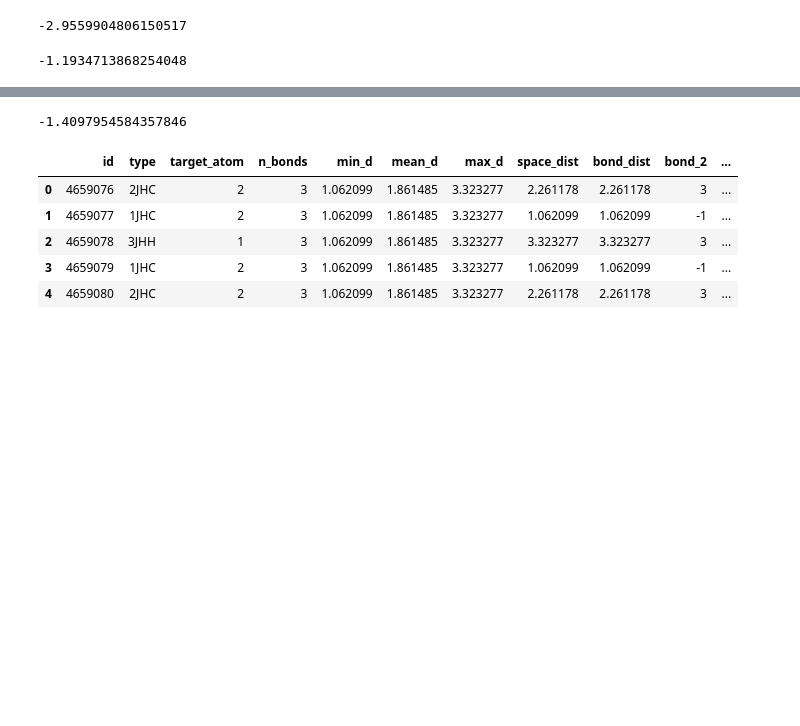
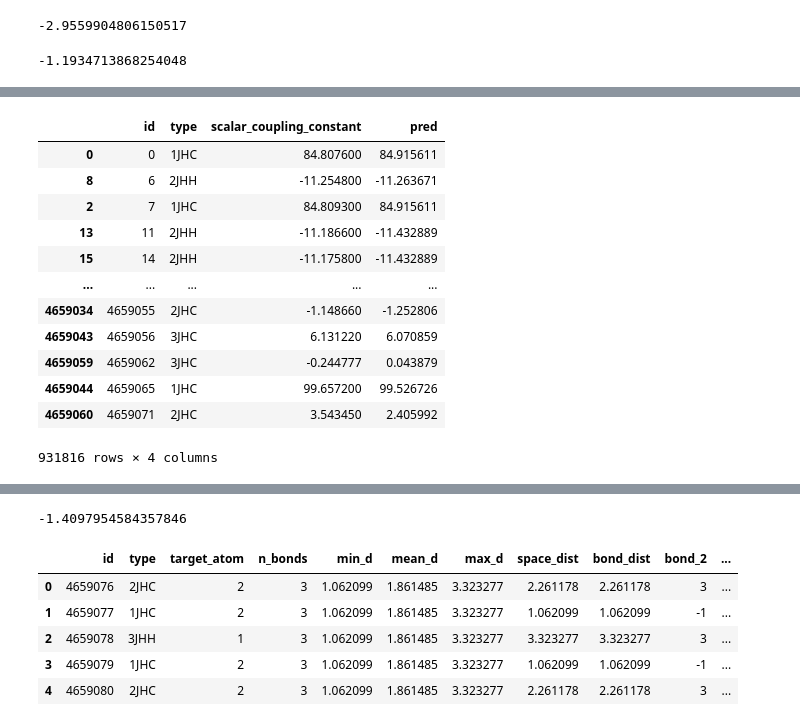
Before and after one commit to tram-tr/predicting-molecular-properties, a Jupyter notebook: models_v2.ipynb, the cells around one changed output, grey strips where cells are left out. Cells and saved outputs as stored; diff of their text form; code cells hidden in the pictures; blank space fills up the shorter version.

```diff
--- a/models_v2.ipynb
+++ b/models_v2.ipynb
@@ -404,0 +411,18 @@ print(val_3JHN_lmae)
+# %%
+val_pred = pd.concat([val_y_1JHC, val_y_1JHN, val_y_2JHC, val_y_2JHH, val_y_2JHN, val_y_3JHC, val_y_3JHH, val_y_3JHN])
+# %%
+val_pred.sort_values(by='id')
+# %% [output]
+|  | id | type | scalar_coupling_constant | pred |
+| 0 | 0 | 1JHC | 84.807600 | 84.915611 |
+| 8 | 6 | 2JHH | -11.254800 | -11.263671 |
+| 2 | 7 | 1JHC | 84.809300 | 84.915611 |
+| 13 | 11 | 2JHH | -11.186600 | -11.432889 |
+| 15 | 14 | 2JHH | -11.175800 | -11.432889 |
+| ... | ... | ... | ... | ... |
+| 4659034 | 4659055 | 2JHC | -1.148660 | -1.252806 |
+| 4659043 | 4659056 | 3JHC | 6.131220 | 6.070859 |
+| 4659059 | 4659062 | 3JHC | -0.244777 | 0.043879 |
+| 4659044 | 4659065 | 1JHC | 99.657200 | 99.526726 |
+| 4659060 | 4659071 | 2JHC | 3.543450 | 2.405992 |
+931816 rows × 4 columns
```
Also changed, not shown: parts of 9 cells of this notebook.
